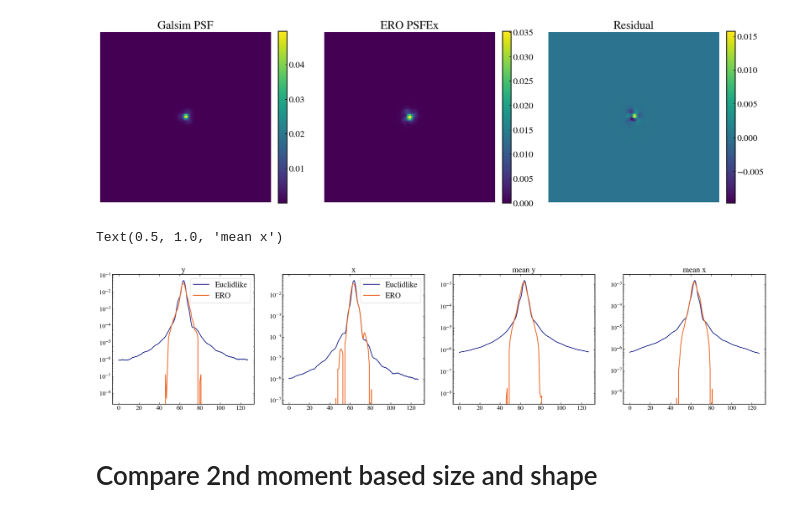
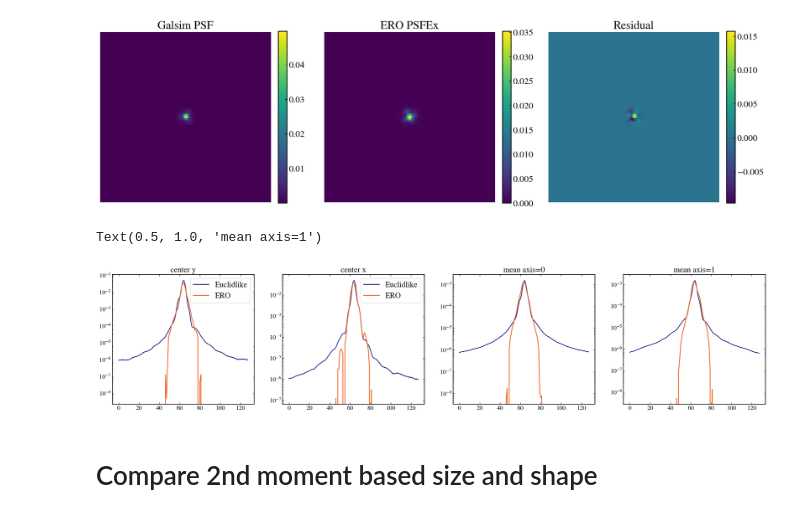
Before and after one commit to GalSim-developers/GalSim-Euclid-Like, a Jupyter notebook: validation/PSFModelTesting.ipynb, the cells around one changed output. Drawn from its saved outputs; the diff is of its cells as text; code cells hidden in the pictures.

```diff
--- a/validation/PSFModelTesting.ipynb
+++ b/validation/PSFModelTesting.ipynb
@@ -30,7 +30,7 @@ euclidlike_psf = euclidlike_psf.withFlux(1.0, euclidlike_bp)
 # %%
 ero_path = "/hildafs/projects/phy200017p/share/euclid_sim/ERO/ERO-Perseus-VIS-CAT"
 psf_path = os.path.join(ero_path, "Euclid-VIS-ERO-Perseus-Flattened.DR3.psfex.psf")
-ero_psfex = galsim.des.DES_PSFEx(psf_path, wcs=galsim.PixelScale(0.1))
+ero_psfex = galsim.des.DES_PSFEx(psf_path, wcs=galsim.PixelScale(euclidlike.pixel_scale))
 ero_psf = ero_psfex.getPSF(image_pos)
 scale = ero_psfex.getSampleScale() * euclidlike.pixel_scale
 # %% [markdown]
@@ -60,34 +60,34 @@ plt.colorbar(im2, ax=axs[2], fraction=0.046, pad=0.04)
 # %%
 cx, cy = euclidlike_psf_image.array.shape
 cx = int(cx / 2)
 cy = int(cy / 2)
 
 fig, axs = plt.subplots(ncols=4, figsize=(30, 6))
 
 axs[0].plot(euclidlike_psf_image.array[cy, :], label='Euclidlike')
 axs[0].plot(ero_psf_image.array[cy, :], label='ERO')
 axs[0].set_yscale('log')
 axs[0].legend()
-axs[0].set_title('y')
+axs[0].set_title('center y')
 
 axs[1].plot(euclidlike_psf_image.array[:, cx], label='Euclidlike')
 axs[1].plot(ero_psf_image.array[:, cx], label='ERO')
 axs[1].set_yscale('log')
 axs[1].legend()
-axs[1].set_title('x')
+axs[1].set_title('center x')
 
 axs[2].plot(np.mean(euclidlike_psf_image.array, axis=0))
 axs[2].plot(np.mean(ero_psf_image.array, axis=0))
 axs[2].set_yscale('log')
-axs[2].set_title('mean y')
+axs[2].set_title('mean axis=0')
 
 axs[3].plot(np.mean(euclidlike_psf_image.array, axis=1))
 axs[3].plot(np.mean(ero_psf_image.array, axis=1))
 axs[3].set_yscale('log')
-axs[3].set_title('mean x')
+axs[3].set_title('mean axis=1')
 # %% [output]
-Text(0.5, 1.0, 'mean x')
+Text(0.5, 1.0, 'mean axis=1')
-[figure, old version]
+[figure, new version]
 # %% [markdown]
 # Compare 2nd moment based size and shape
 # %%
```
